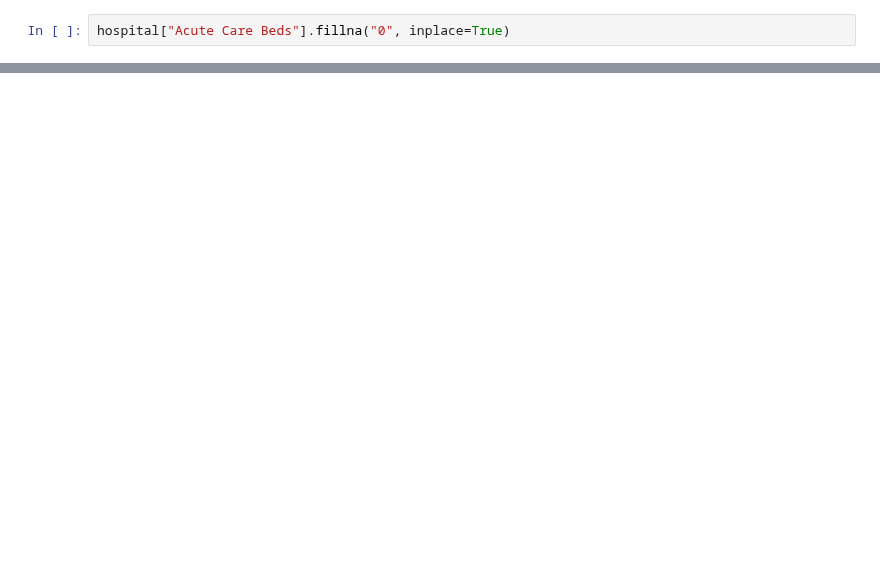
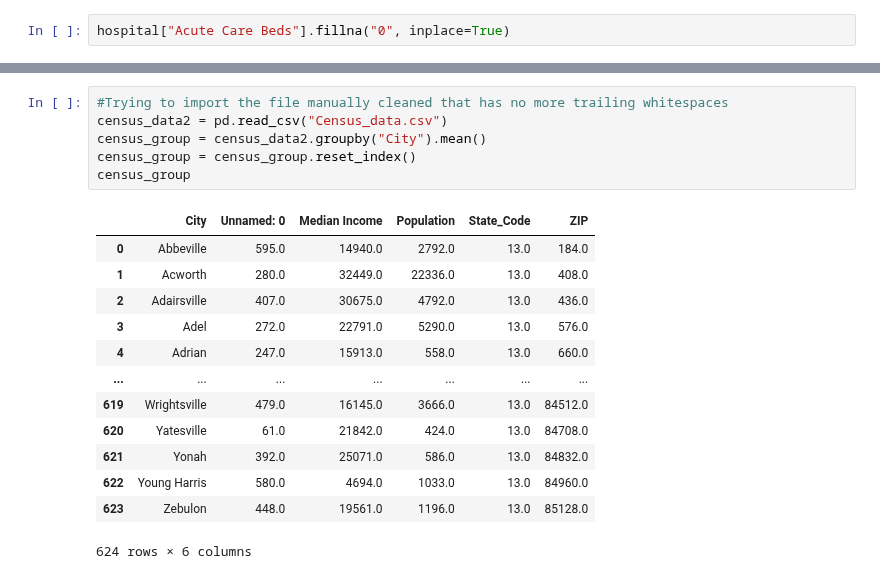
Before and after one commit to jtilenis/Data_Scavengers, a Jupyter notebook: hospital_api.ipynb, the cells around one changed output, grey strips where cells are left out. Saved outputs shown, nothing was run; the diff lists cells and outputs as text; blank space fills up the shorter version.

```diff
--- a/hospital_api.ipynb
+++ b/hospital_api.ipynb
@@ -442,0 +455,20 @@ hospital.head()
+# %%
+#Trying to import the file manually cleaned that has no more trailing whitespaces
+census_data2 = pd.read_csv("Census_data.csv")
+census_group = census_data2.groupby("City").mean()
+census_group = census_group.reset_index()
+census_group
+# %% [output]
+|  | City | Unnamed: 0 | Median Income | Population | State_Code | ZIP |
+| 0 | Abbeville | 595.0 | 14940.0 | 2792.0 | 13.0 | 184.0 |
+| 1 | Acworth | 280.0 | 32449.0 | 22336.0 | 13.0 | 408.0 |
+| 2 | Adairsville | 407.0 | 30675.0 | 4792.0 | 13.0 | 436.0 |
+| 3 | Adel | 272.0 | 22791.0 | 5290.0 | 13.0 | 576.0 |
+| 4 | Adrian | 247.0 | 15913.0 | 558.0 | 13.0 | 660.0 |
+| ... | ... | ... | ... | ... | ... | ... |
+| 619 | Wrightsville | 479.0 | 16145.0 | 3666.0 | 13.0 | 84512.0 |
+| 620 | Yatesville | 61.0 | 21842.0 | 424.0 | 13.0 | 84708.0 |
+| 621 | Yonah | 392.0 | 25071.0 | 586.0 | 13.0 | 84832.0 |
+| 622 | Young Harris | 580.0 | 4694.0 | 1033.0 | 13.0 | 84960.0 |
+| 623 | Zebulon | 448.0 | 19561.0 | 1196.0 | 13.0 | 85128.0 |
+624 rows × 6 columns
```
Also changed, not shown: parts of 17 cells of this notebook, 3 other files.
